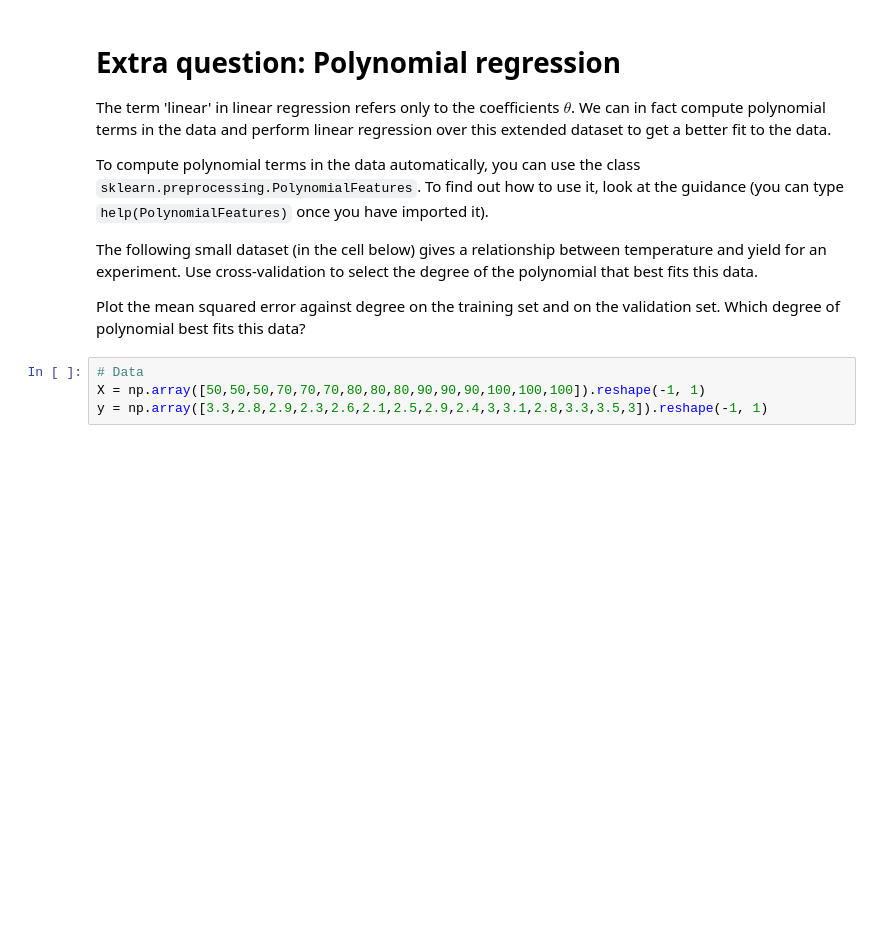
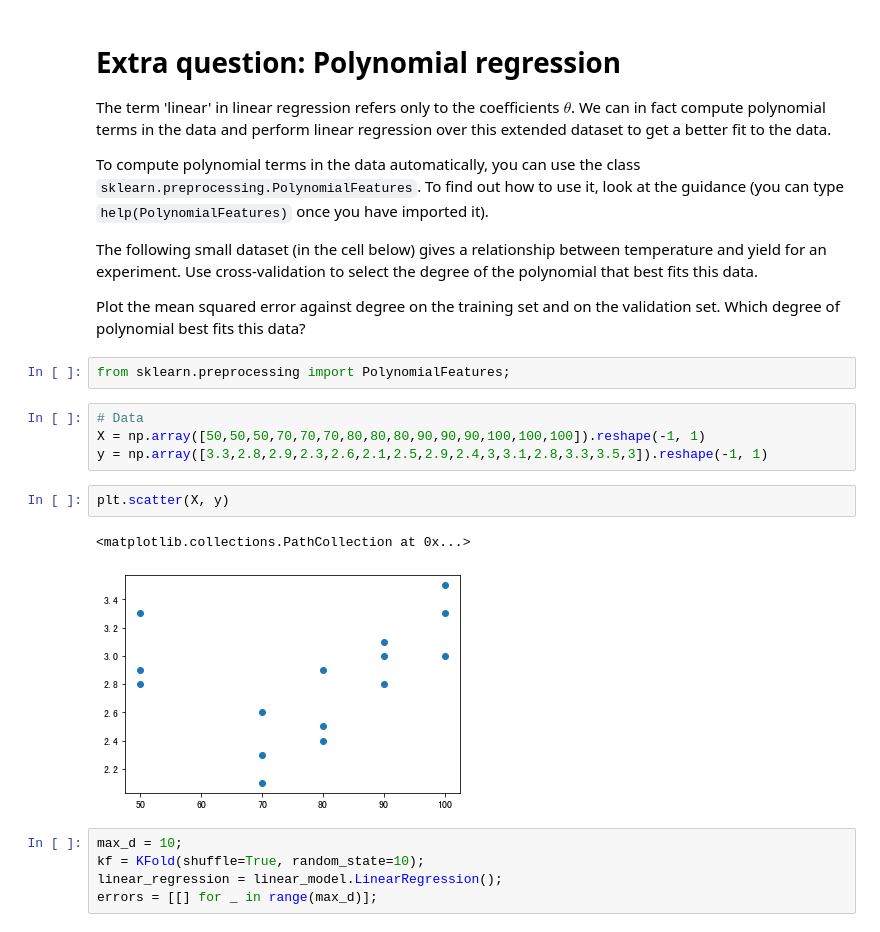
Before and after one commit to FengfanHu/INAI_Bristol, a Jupyter notebook: Week2/Worksheet 2 Week 14.ipynb, the cells around one changed output. Saved outputs shown, nothing was run; the diff lists cells and outputs as text; blank space fills up the shorter version.

```diff
--- a/Week2/Worksheet 2 Week 14.ipynb
+++ b/Week2/Worksheet 2 Week 14.ipynb
@@ -506,7 +613,19 @@ To compute polynomial terms in the data automatically, you can use the class `sk
 The following small dataset (in the cell below) gives a relationship between temperature and yield for an experiment. Use cross-validation to select the degree of the polynomial that best fits this data.
 
 Plot the mean squared error against degree on the training set and on the validation set. Which degree of polynomial best fits this data?
+# %%
+from sklearn.preprocessing import PolynomialFeatures;
 # %%
 # Data
 X = np.array([50,50,50,70,70,70,80,80,80,90,90,90,100,100,100]).reshape(-1, 1)
 y = np.array([3.3,2.8,2.9,2.3,2.6,2.1,2.5,2.9,2.4,3,3.1,2.8,3.3,3.5,3]).reshape(-1, 1)
+# %%
+plt.scatter(X, y)
+# %% [output]
+<matplotlib.collections.PathCollection at 0x...>
+[figure, added]
+# %%
+max_d = 10;
+kf = KFold(shuffle=True, random_state=10);
+linear_regression = linear_model.LinearRegression();
+errors = [[] for _ in range(max_d)];
```
Also changed, not shown: parts of 29 cells of this notebook.
